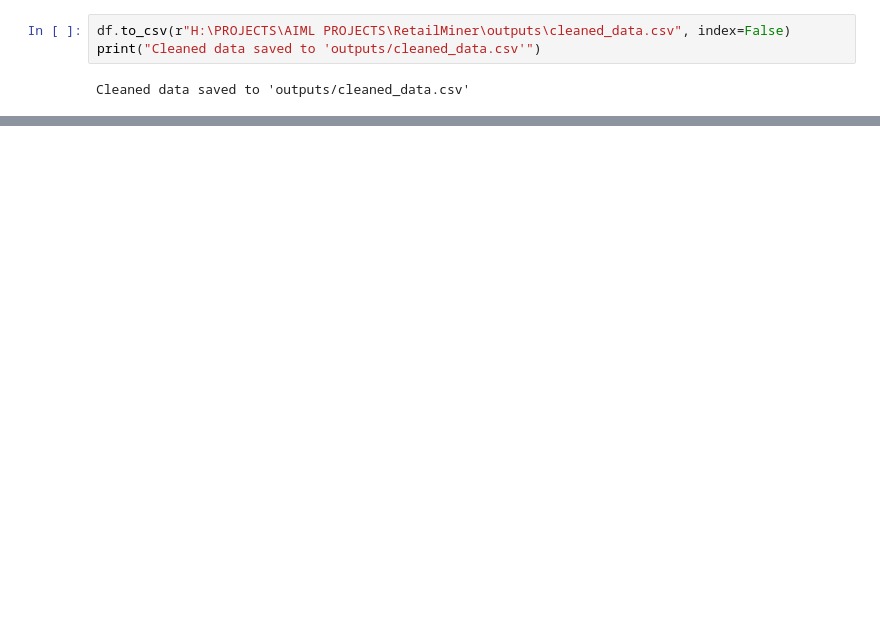
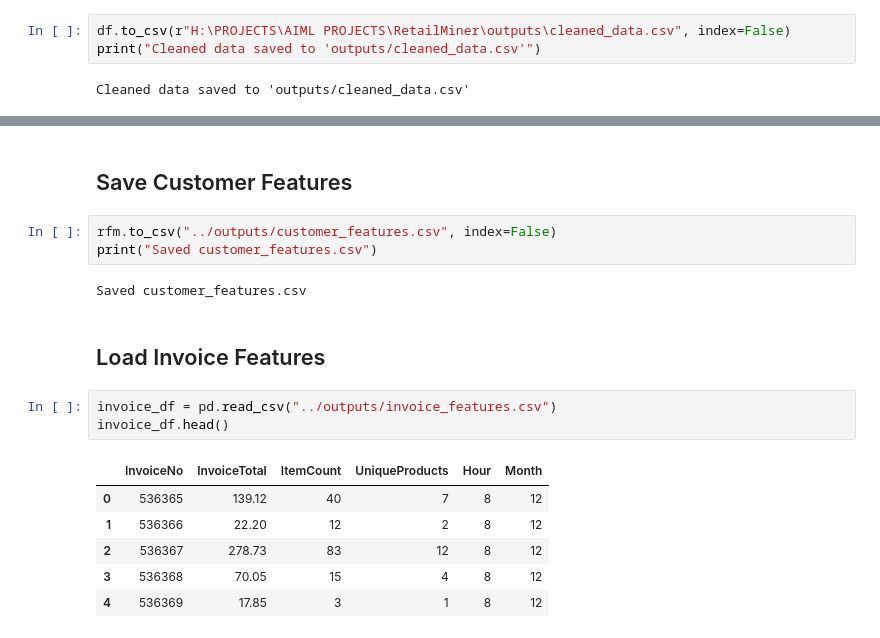
Before and after one commit to harishy0406/RetailMiner, a Jupyter notebook: notebook/preprocessing.ipynb, the cells around one changed output, grey strips where cells are left out. Cells and saved outputs as stored; diff of their text form; blank space fills up the shorter version.

```diff
--- a/notebook/preprocessing.ipynb
+++ b/notebook/preprocessing.ipynb
@@ -99,0 +196,19 @@ Cleaned data saved to 'outputs/cleaned_data.csv'
+# %% [markdown]
+## Save Customer Features
+# %%
+rfm.to_csv("../outputs/customer_features.csv", index=False)
+print("Saved customer_features.csv")
+# %% [output]
+Saved customer_features.csv
+# %% [markdown]
+## Load Invoice Features
+# %%
+invoice_df = pd.read_csv("../outputs/invoice_features.csv")
+invoice_df.head()
+# %% [output]
+|  | InvoiceNo | InvoiceTotal | ItemCount | UniqueProducts | Hour | Month |
+| 0 | 536365 | 139.12 | 40 | 7 | 8 | 12 |
+| 1 | 536366 | 22.20 | 12 | 2 | 8 | 12 |
+| 2 | 536367 | 278.73 | 83 | 12 | 8 | 12 |
+| 3 | 536368 | 70.05 | 15 | 4 | 8 | 12 |
+| 4 | 536369 | 17.85 | 3 | 1 | 8 | 12 |
```
Also changed, not shown: parts of 70 cells of this notebook.
